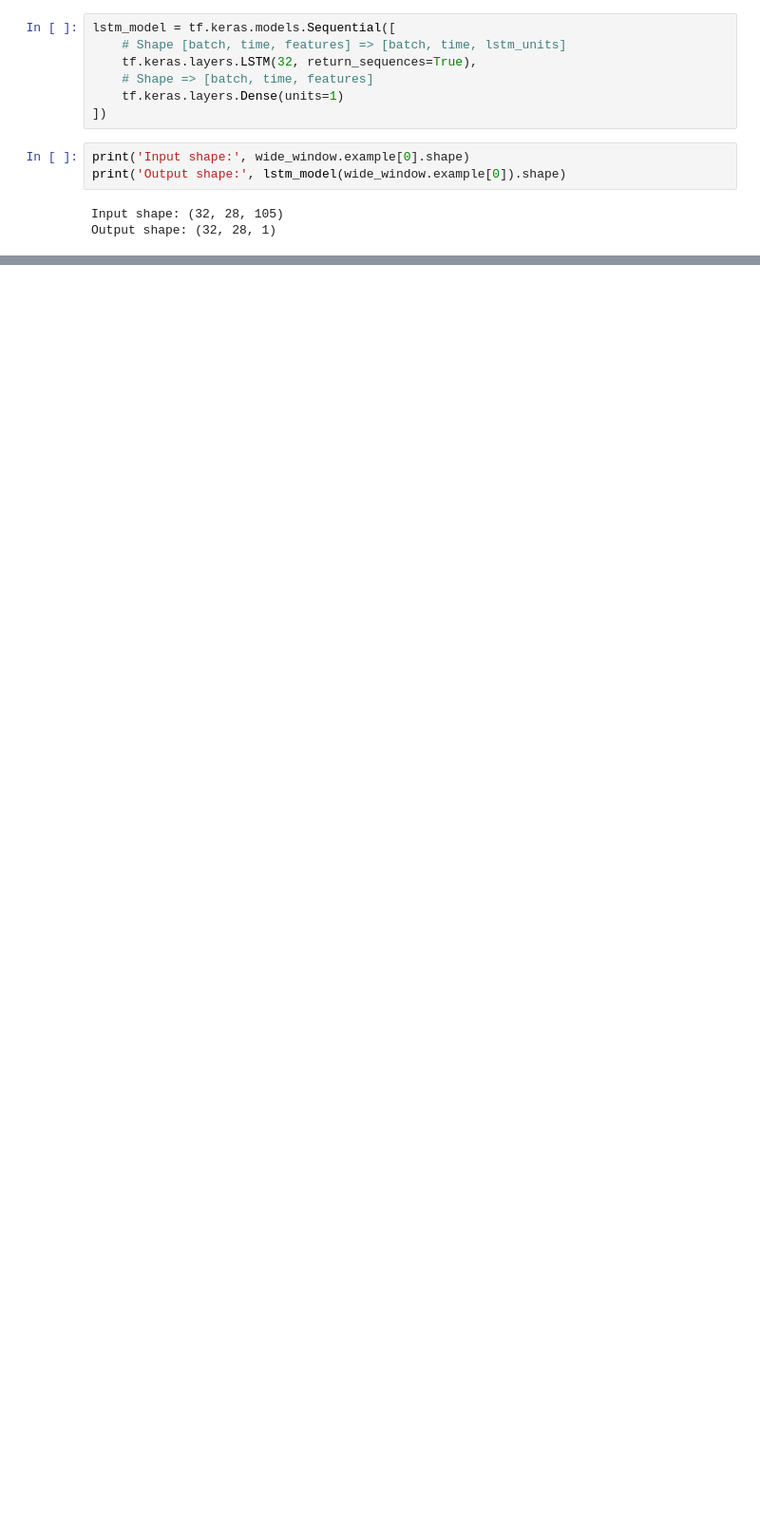
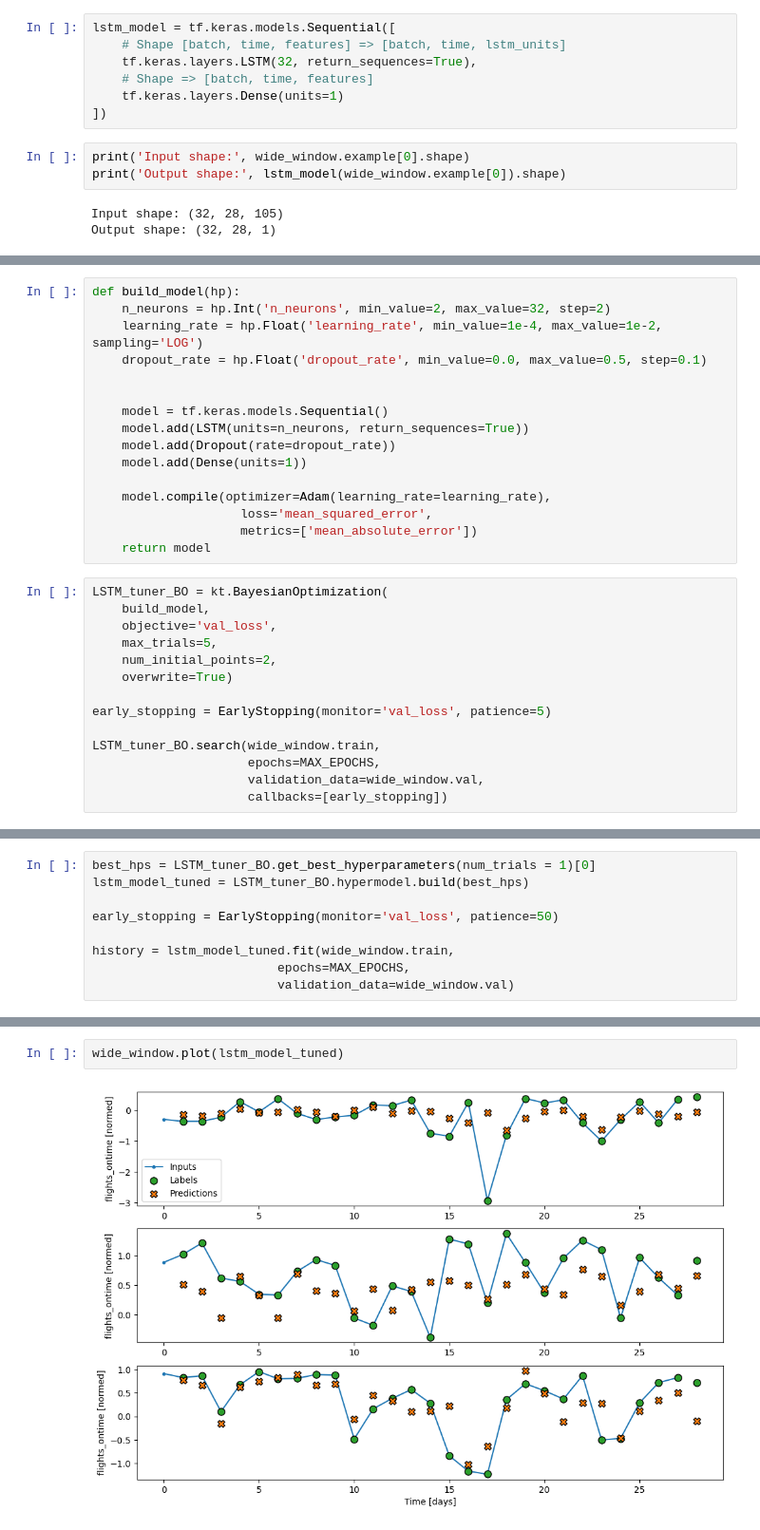
Before and after one commit to stevenhobbs/5501_Ontime_flights, a Jupyter notebook: 5.DFW_daily_flights_LSTM.ipynb, the cells around one changed output, grey strips where cells are left out. Shown: that part at 95% size. Cells and saved outputs as stored; diff of their text form; blank space fills up the shorter version.

Commit message:
lstm updates

```diff
--- a/5.DFW_daily_flights_LSTM.ipynb
+++ b/5.DFW_daily_flights_LSTM.ipynb
@@ -522,0 +604,30 @@ wide_window.plot(lstm_model)
+# %%
+def build_model(hp):
+    n_neurons = hp.Int('n_neurons', min_value=2, max_value=32, step=2)
+    learning_rate = hp.Float('learning_rate', min_value=1e-4, max_value=1e-2, sampling='LOG')
+    dropout_rate = hp.Float('dropout_rate', min_value=0.0, max_value=0.5, step=0.1)
+
+
+    model = tf.keras.models.Sequential()
+    model.add(LSTM(units=n_neurons, return_sequences=True))
+    model.add(Dropout(rate=dropout_rate))
+    model.add(Dense(units=1))
+
+    model.compile(optimizer=Adam(learning_rate=learning_rate),
+                    loss='mean_squared_error',
+                    metrics=['mean_absolute_error'])
+    return model
+# %%
+LSTM_tuner_BO = kt.BayesianOptimization(
+    build_model,
+    objective='val_loss',
+    max_trials=5,
+    num_initial_points=2,
+    overwrite=True)
+
+early_stopping = EarlyStopping(monitor='val_loss', patience=5)
+
+LSTM_tuner_BO.search(wide_window.train,
+                     epochs=MAX_EPOCHS,
+                     validation_data=wide_window.val,
+                     callbacks=[early_stopping])
@@ -522,0 +640,9 @@ wide_window.plot(lstm_model)
+# %%
+best_hps = LSTM_tuner_BO.get_best_hyperparameters(num_trials = 1)[0]
+lstm_model_tuned = LSTM_tuner_BO.hypermodel.build(best_hps)
+
+early_stopping = EarlyStopping(monitor='val_loss', patience=50)
+
+history = lstm_model_tuned.fit(wide_window.train,
+                         epochs=MAX_EPOCHS,
+                         validation_data=wide_window.val)
@@ -522,0 +698,4 @@ wide_window.plot(lstm_model)
+# %%
+wide_window.plot(lstm_model_tuned)
+# %% [output]
+[figure, added]
```
Also changed, not shown: parts of 27 cells of this notebook, 2 other files.
